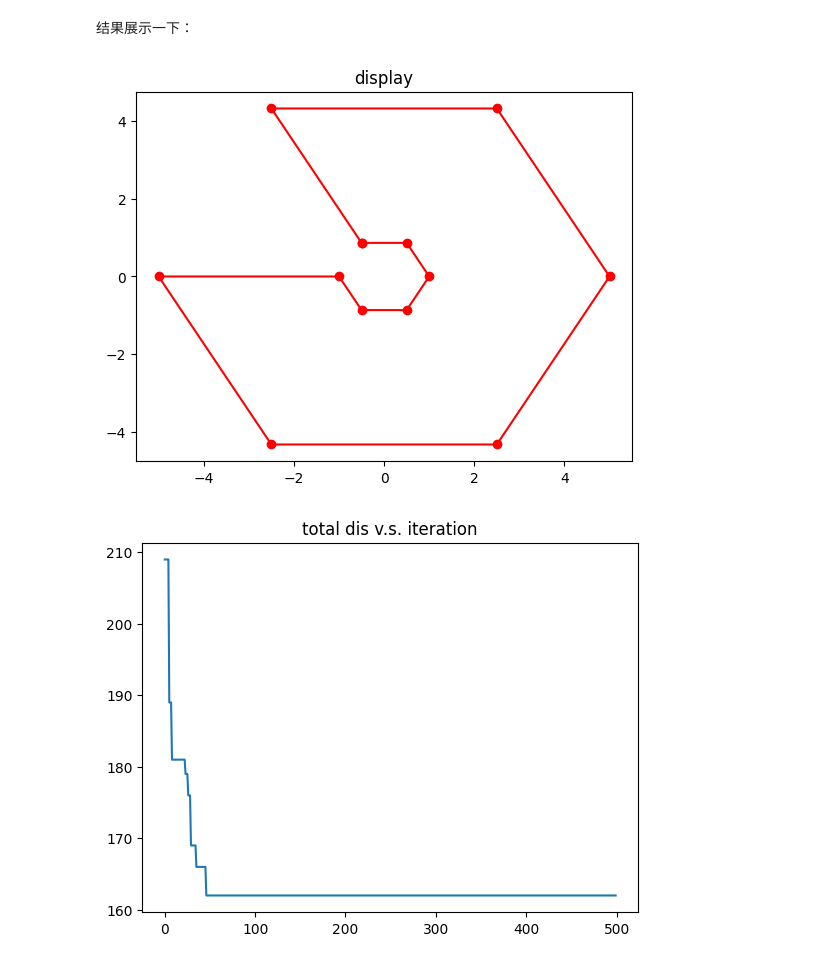
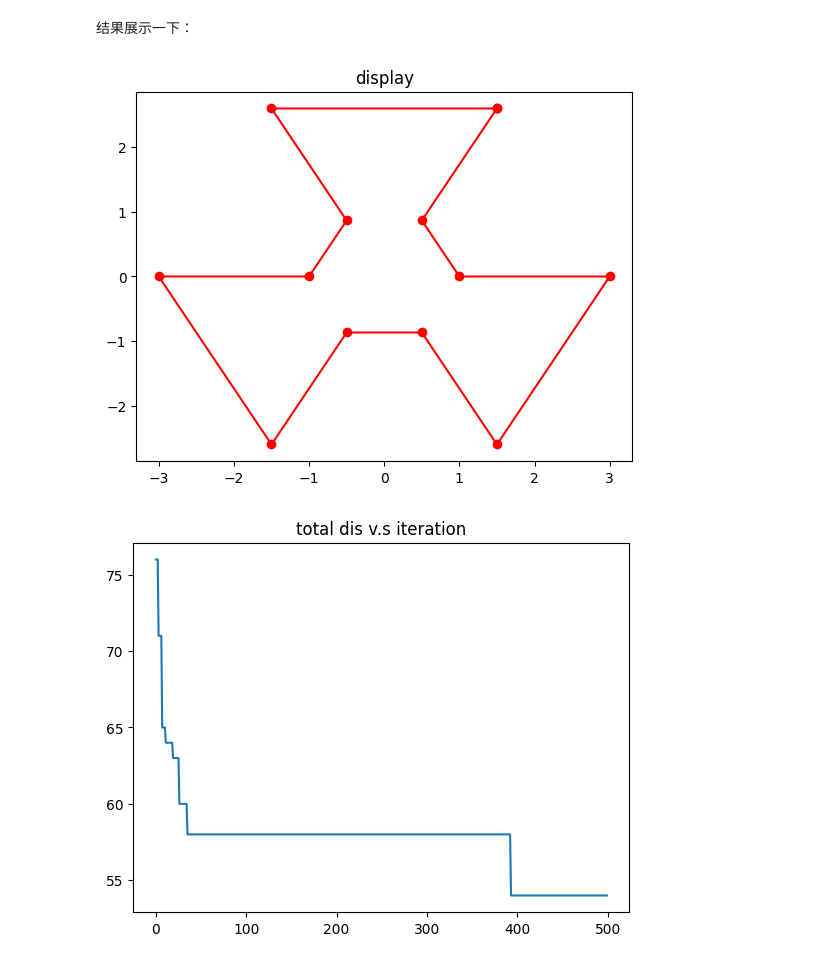
Before and after one commit to Dafeigy/DataStructure, a Jupyter notebook: Final/TSP/main.ipynb, the cells around one changed output. Drawn from its saved outputs; the diff is of its cells as text; code cells hidden in the pictures.

```diff
--- a/Final/TSP/main.ipynb
+++ b/Final/TSP/main.ipynb
@@ -24,7 +24,7 @@ random.seed(20221231)
 
 # HEXes sample
 cities = utils.generate_hex([0,0],1)
-cities += utils.generate_hex([0,0],5)
+cities += utils.generate_hex([0,0],3)
 
 # RELOAD PARAMS
 N = len(cities)
@@ -158,6 +158,7 @@ class GA():
 
     def train(self, epoch_num):
         '''
+        训练过程的集成。
         Args:
             INPUT: epoch_num: 训练的轮数
             OUTPUT:
@@ -192,10 +193,10 @@ plt.plot(x_, y_, 'o-r')
 plt.title("display")
 fig.show()
 # %% [output]
-[figure, old version]
+[figure, new version]
 # %%
 plt.plot(fitness_list)
-plt.title("total dis v.s. iteration")
+plt.title("total dis v.s iteration")
 plt.show()
 # %% [output]
-[figure, old version]
+[figure, new version]
```
Also changed, not shown: parts of 1 cell of this notebook, 1 other file.
